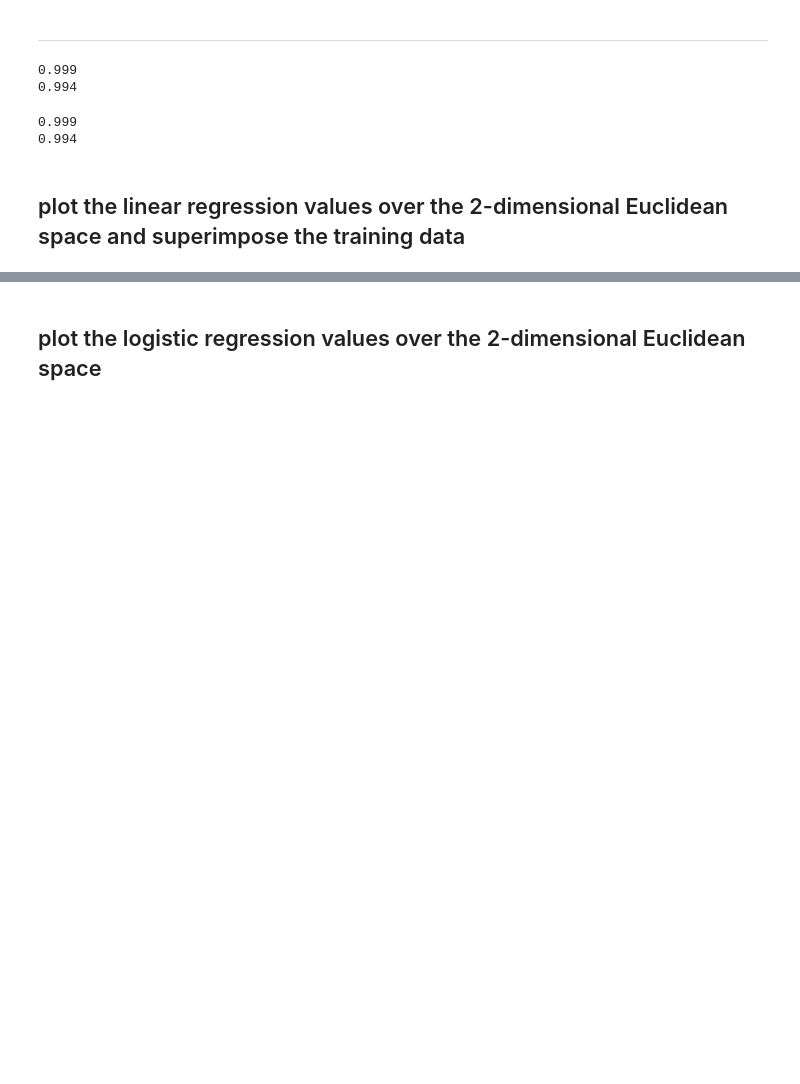
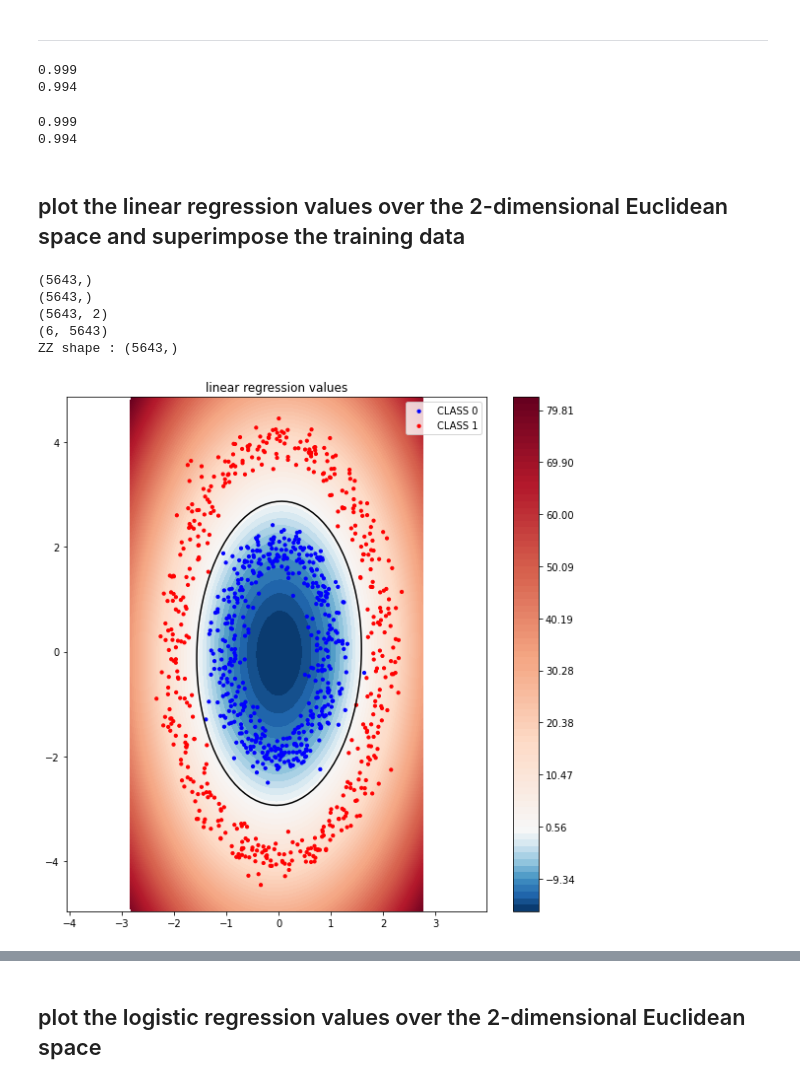
Before and after one commit to celestialxevermore/CAU_Machine_Learning, a Jupyter notebook: assignment_09/assignment_09.ipynb, the cells around one changed output, grey strips where cells are left out. Cells and saved outputs as stored; diff of their text form; code cells hidden in the pictures; blank space fills up the shorter version.

```diff
--- a/assignment_09/assignment_09.ipynb
+++ b/assignment_09/assignment_09.ipynb
@@ -448,6 +449,36 @@ def function_result_08():
     plt.show()
 # %% [markdown]
 ## plot the linear regression values over the 2-dimensional Euclidean space and superimpose the training data
+# %%
+min_x   = np.min(data1_point_x)
+max_x   = np.max(data1_point_x)
+min_y   = np.min(data1_point_y)
+max_y   = np.max(data1_point_y)
+
+X = np.arange(min_x - 0.5, max_x + 0.5, 0.1) # USE THIS VALUE for the range of x values in the construction of coordinate
+Y = np.arange(min_y - 0.5, max_y + 0.5, 0.1)
+
+[XX, YY] = np.meshgrid(X, Y)
+XX = XX.reshape(XX.size)
+YY = YY.reshape(YY.size)
+
+print(XX.shape)
+print(YY.shape)
+
+inputs = np.stack([XX,YY],axis=1)
+print(inputs.shape)
+
+computed_feature1 = compute_feature1(inputs)
+print(computed_feature1.shape)
+
+ZZ = compute_linear_regression(data1_theta_optimal,computed_feature1)
+print("ZZ shape :",ZZ.shape)
+# %% [output]
+(5643,)
+(5643,)
+(5643, 2)
+(6, 5643)
+ZZ shape : (5643,)
 # %%
 def function_result_09():
 
@@ -461,27 +492,30 @@ def function_result_09():
 
     X = np.arange(min_x - 0.5, max_x + 0.5, 0.1) # USE THIS VALUE for the range of x values in the construction of coordinate
     Y = np.arange(min_y - 0.5, max_y + 0.5, 0.1) # USE THIS VALUE for the range of y values in the construction of coordinate
-
+    # print("X :",X)
+    # print("Y :",Y)
+    # print("X length :",len(X))
+    # print("Y length :",len(Y))
     [XX, YY] = np.meshgrid(X, Y)
 
     # ++++++++++++++++++++++++++++++++++++++++++++++++++
     # complete the blanks
     #
-    shape = X.shape
-    x_shape = X.shape
-    y_shape = Y.shape
+    shape = X.size
+    x_shape = X.size
+    y_shape = Y.size
 
     XX = XX.reshape(XX.size)
     YY = YY.reshape(YY.size)
-
-    computed_feature1 = compute_feature1(data1)
+    inputs = np.stack([XX,YY],axis=1)
+    computed_feature1 = compute_feature1(inputs)
     linear_regression = compute_linear_regression(data1_theta_optimal,computed_feature1)
-
-    XX = XX.reshape(y_shape,x_shape)
-    YY = YY.reshape(y_shape,x_shape)
+    #print("ZZ shape :",ZZ.shape)
+    XX = XX.reshape((y_shape,x_shape))
+    YY = YY.reshape((y_shape,x_shape))
     linear_regression = linear_regression.reshape((y_shape,x_shape))
     ######################################
-    plt.figure(figsize=(8,8))
+
 
     n = len(data1)
     data_x = data1[:,0]
@@ -497,7 +531,7 @@ def function_result_09():
 
 
     divided = int(n/2)
-    ones = np.ones(divided)*5
+    ones = np.ones(divided)*10
 
     data1_x_in_blue = data_x[:divided]
     data1_y_in_blue = data_y[:divided]
@@ -510,7 +544,7 @@ def function_result_09():
     red_label = ["RED"]*divided
 
     plt.scatter(data1_x_in_blue,data1_y_in_blue,ones,blue_label,label="CLASS 0")
-    plt.scatter(data1_x_in_red, data1_y_in_red,red_label, label = "CLASS 1")
+    plt.scatter(data1_x_in_red, data1_y_in_red,ones, red_label, label = "CLASS 1")
 
     axes = plt.gca()
     axes.set_xlim([-3,3])
@@ -522,6 +556,10 @@ def function_result_09():
     plt.legend()
     plt.tight_layout()
     plt.show()
+# %%
+function_result_09()
+# %% [output]
+[figure, added]
 # %%
 def function_result_10():
 
```
Also changed, not shown: parts of 15 cells of this notebook.
